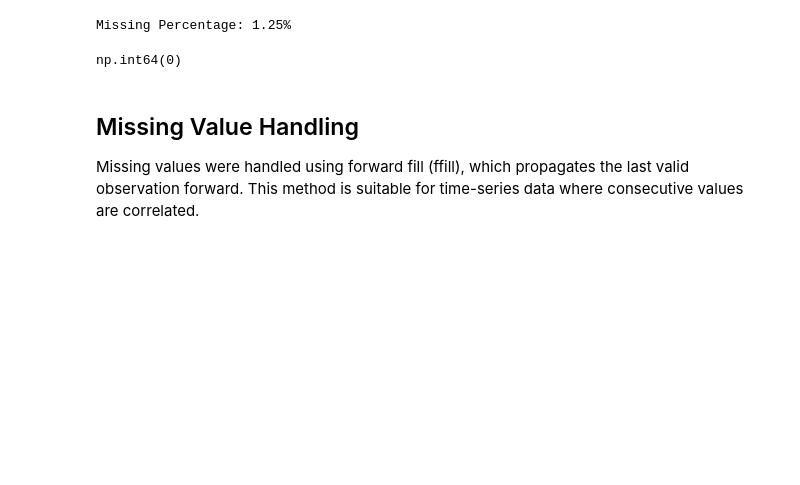
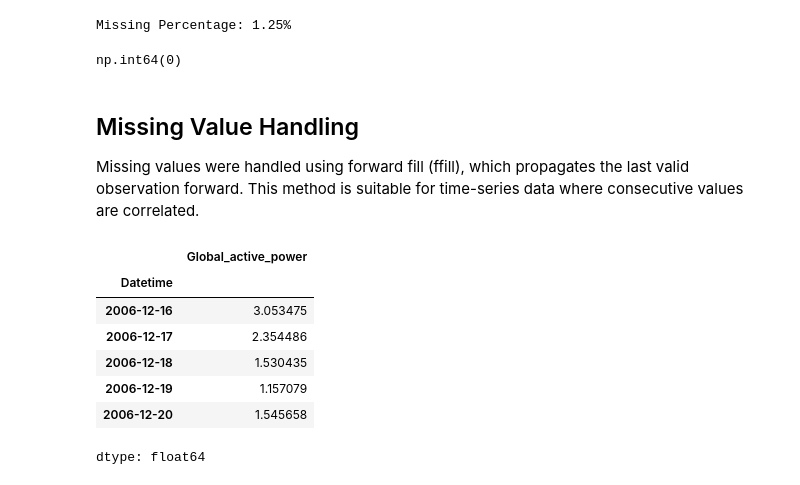
Before and after one commit to ShahanV/powercast-ai, a Jupyter notebook: notebooks/Powercast_AI.ipynb, the cells around one changed output. Cells and saved outputs as stored; diff of their text form; code cells hidden in the pictures; blank space fills up the shorter version.

Commit message:
Resample time series data to daily averages

```diff
--- a/notebooks/Powercast_AI.ipynb
+++ b/notebooks/Powercast_AI.ipynb
@@ -108,3 +108,16 @@ np.int64(0)
 
 Missing values were handled using forward fill (ffill), which propagates the last valid observation forward.
 This method is suitable for time-series data where consecutive values are correlated.
+# %%
+daily_df = df['Global_active_power'].resample('D').mean()
+# %%
+daily_df.head()
+# %% [output]
+|  | Global_active_power |
+| Datetime |  |
+| 2006-12-16 | 3.053475 |
+| 2006-12-17 | 2.354486 |
+| 2006-12-18 | 1.530435 |
+| 2006-12-19 | 1.157079 |
+| 2006-12-20 | 1.545658 |
+dtype: float64
```
